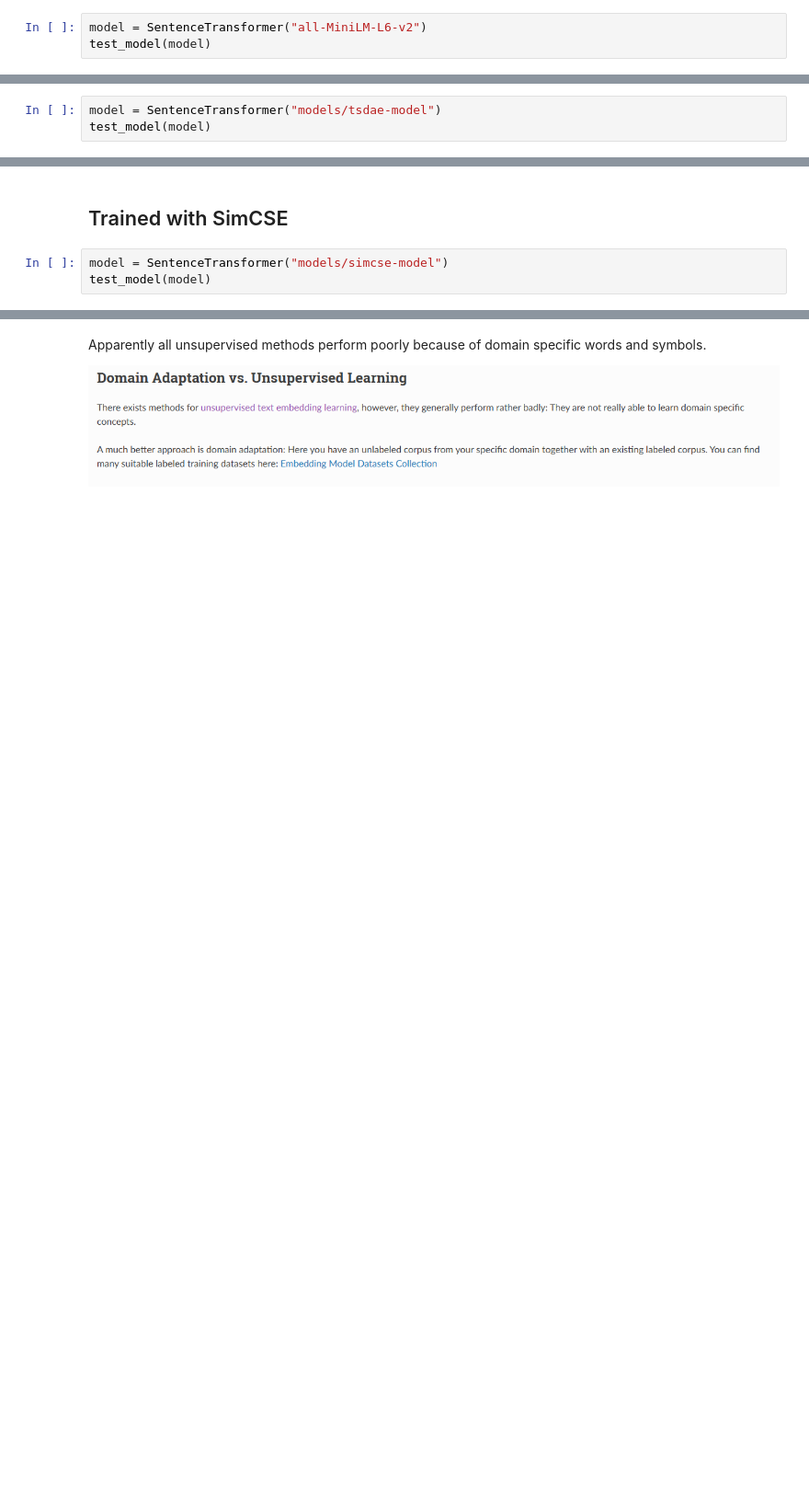
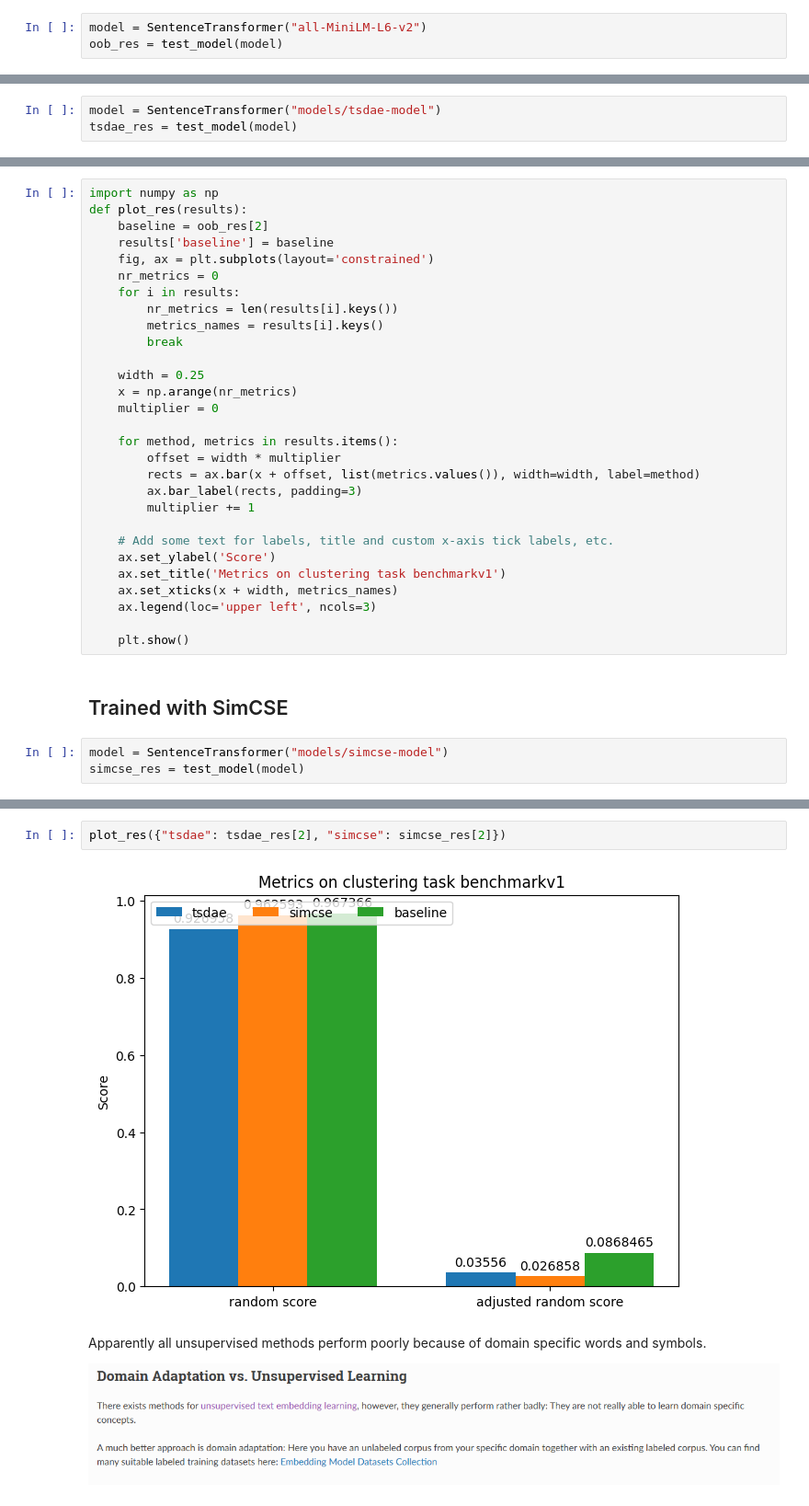
Before and after one commit to mokrota21/math_problem_recommender, a Jupyter notebook: evaluate.ipynb, the cells around one changed output, grey strips where cells are left out. Shown at 92% size. Cells and saved outputs as stored; diff of their text form; blank space fills up the shorter version.

```diff
--- a/evaluate.ipynb
+++ b/evaluate.ipynb
@@ -40,5 +40,5 @@ def test_model(model):
 ## Baseline (out of the box model)
 # %%
 model = SentenceTransformer("all-MiniLM-L6-v2")
-test_model(model)
+oob_res = test_model(model)
 # %% [output]
@@ -82,5 +65,5 @@ test_model(model)
 ## Trained with TSDAE
 # %%
 model = SentenceTransformer("models/tsdae-model")
-test_model(model)
+tsdae_res = test_model(model)
 # %% [output]
@@ -122,6 +87,35 @@ You try to use a model that was created with version 4.1.0, however, your versio
+# %%
+import numpy as np
+def plot_res(results):
+    baseline = oob_res[2]
+    results['baseline'] = baseline
+    fig, ax = plt.subplots(layout='constrained')
+    nr_metrics = 0
+    for i in results:
+        nr_metrics = len(results[i].keys())
+        metrics_names = results[i].keys()
+        break
+
+    width = 0.25
+    x = np.arange(nr_metrics)
+    multiplier = 0
+
+    for method, metrics in results.items():
+        offset = width * multiplier
+        rects = ax.bar(x + offset, list(metrics.values()), width=width, label=method)
+        ax.bar_label(rects, padding=3)
+        multiplier += 1
+
+    # Add some text for labels, title and custom x-axis tick labels, etc.
+    ax.set_ylabel('Score')
+    ax.set_title('Metrics on clustering task benchmarkv1')
+    ax.set_xticks(x + width, metrics_names)
+    ax.legend(loc='upper left', ncols=3)
+
+    plt.show()
 # %% [markdown]
 ## Trained with SimCSE
 # %%
 model = SentenceTransformer("models/simcse-model")
-test_model(model)
+simcse_res = test_model(model)
 # %% [output]
@@ -163,3 +139,7 @@ You try to use a model that was created with version 4.1.0, however, your versio
+# %%
+plot_res({"tsdae": tsdae_res[2], "simcse": simcse_res[2]})
+# %% [output]
+[figure, added]
 # %% [markdown]
 Apparently all unsupervised methods perform poorly because of domain specific words and symbols.
 
```
Also changed, not shown: parts of 3 cells of this notebook, 26 other files.
